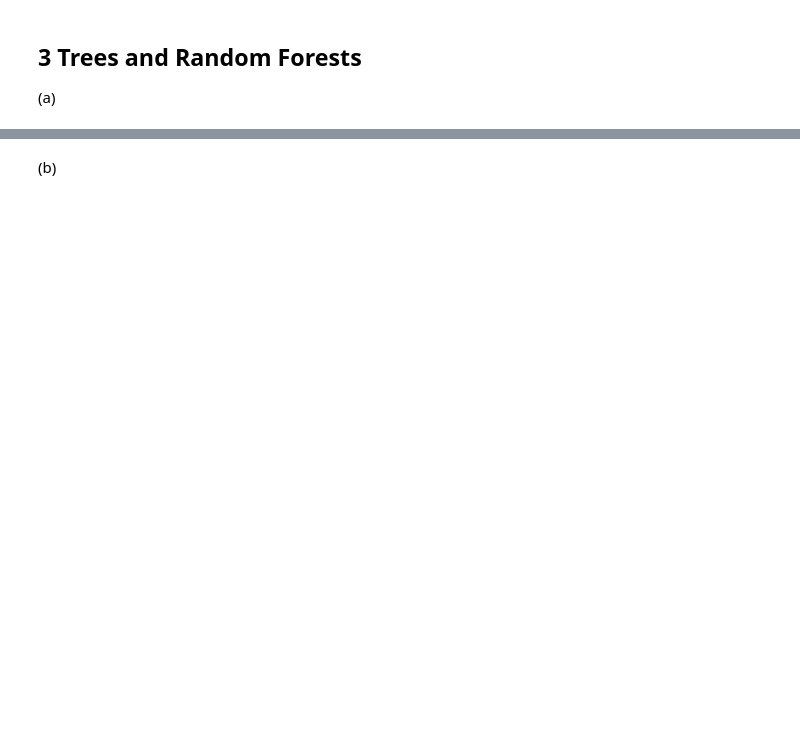
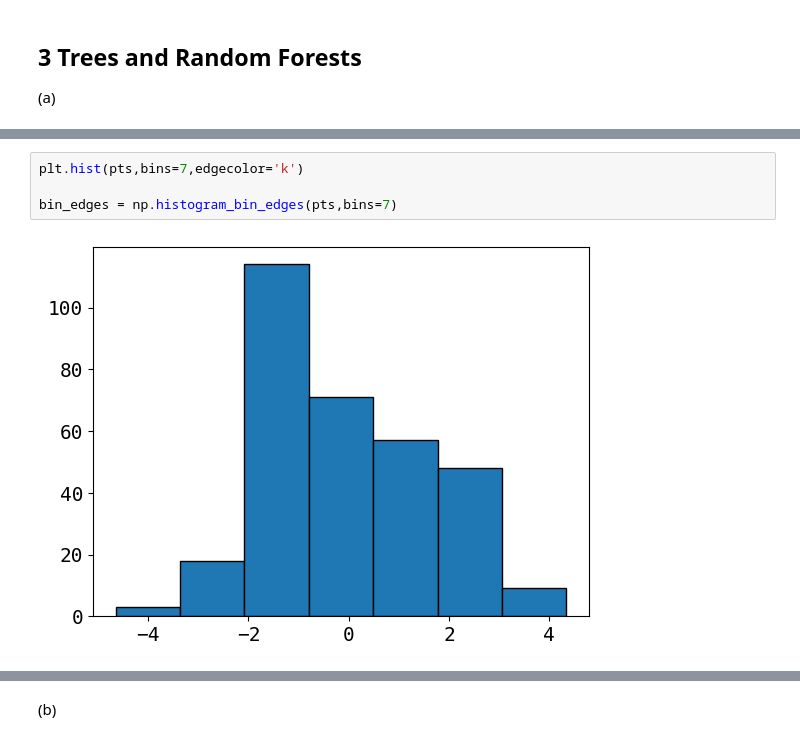
Before and after one commit to Bhavesh012/mlph_group_work, a Jupyter notebook: Sols/Ex5/sheet05_bhavesh.ipynb, the cells around one changed output, grey strips where cells are left out. Saved outputs shown, nothing was run; the diff lists cells and outputs as text; blank space fills up the shorter version.

```diff
--- a/Sols/Ex5/sheet05_bhavesh.ipynb
+++ b/Sols/Ex5/sheet05_bhavesh.ipynb
@@ -119,0 +156,6 @@ labels = np.load('data/labels1d.npy')
+# %%
+plt.hist(pts,bins=7,edgecolor='k')
+
+bin_edges = np.histogram_bin_edges(pts,bins=7)
+# %% [output]
+[figure, added]
```
Also changed, not shown: parts of 11 cells of this notebook, 1 other file.
